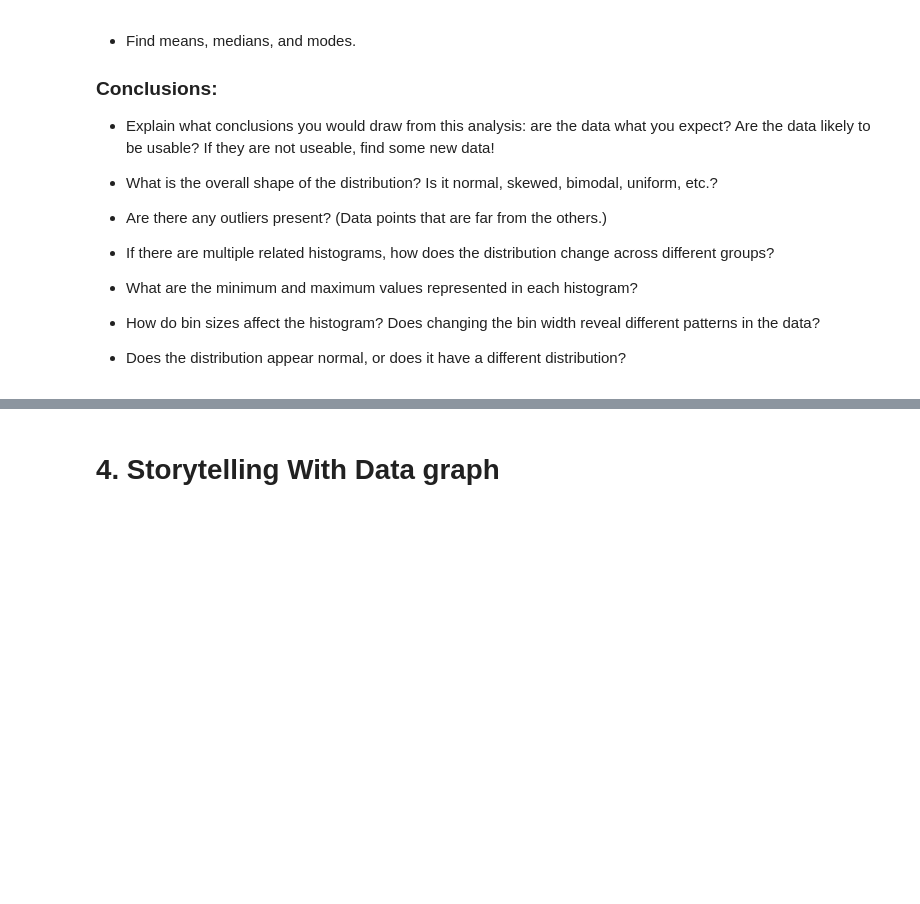
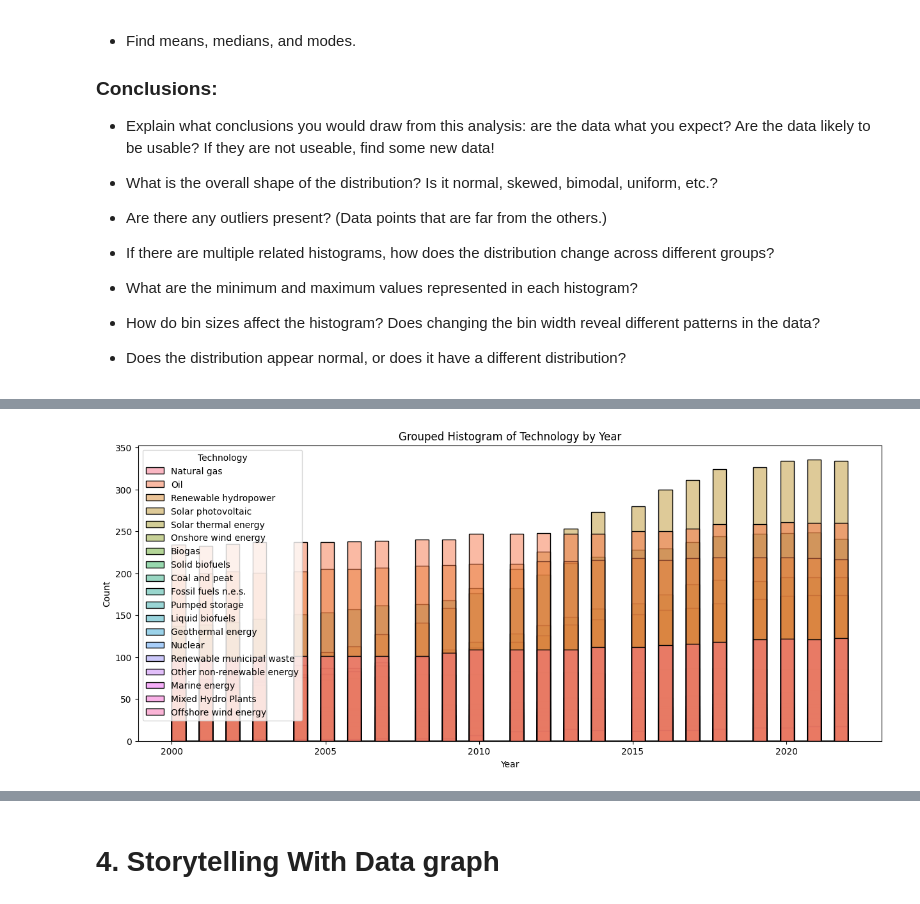
Before and after one commit to bu-sohan/AI-for-Leaders-Spring-2025, a Jupyter notebook: Week4.ipynb, the cells around one changed output, grey strips where cells are left out. Saved outputs shown, nothing was run; the diff lists cells and outputs as text; code cells hidden in the pictures; blank space fills up the shorter version.

```diff
--- a/Week4.ipynb
+++ b/Week4.ipynb
@@ -94,0 +211,12 @@ This week, you will do the same types of exercises as last week, but you should
+# %%
+## Selecting categorical columns
+important_categorical = ren_energy[['Region', 'Group Technology', 'Technology', 'Producer Type', 'Year']]
+
+
+#  Grouped Histogramsof Latest Price by Home Type
+plt.figure(figsize=(15, 6))
+sns.histplot(data=important_categorical , x="Year", hue="Technology", bins=50, fill=True)
+plt.title("Grouped Histogram of Technology by Year")
+plt.show()
+# %% [output]
+[figure, added]
```
Also changed, not shown: parts of 9 cells of this notebook.
